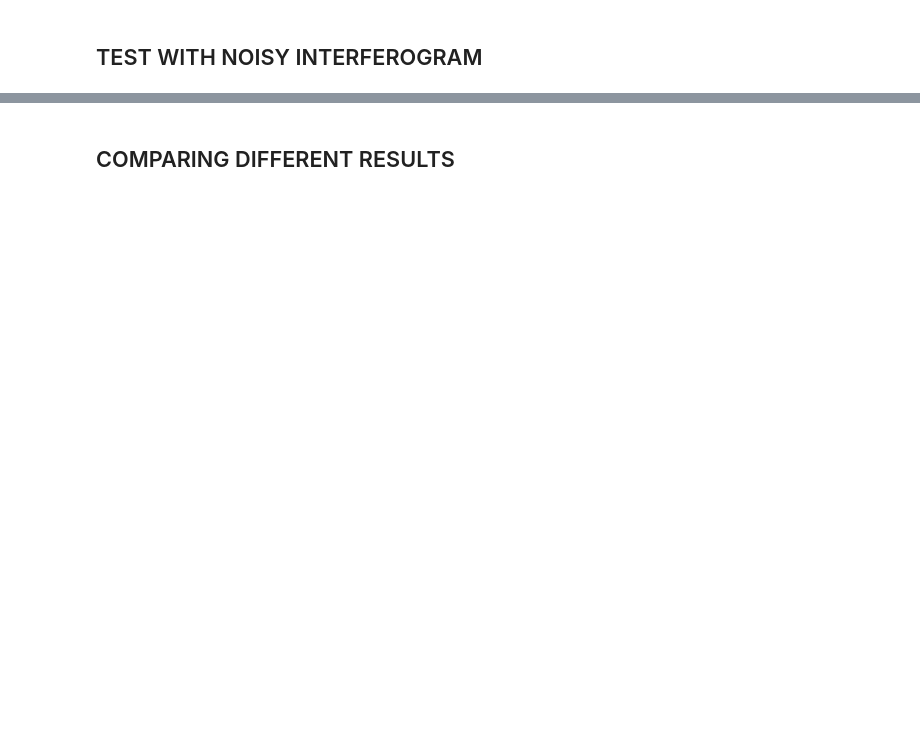
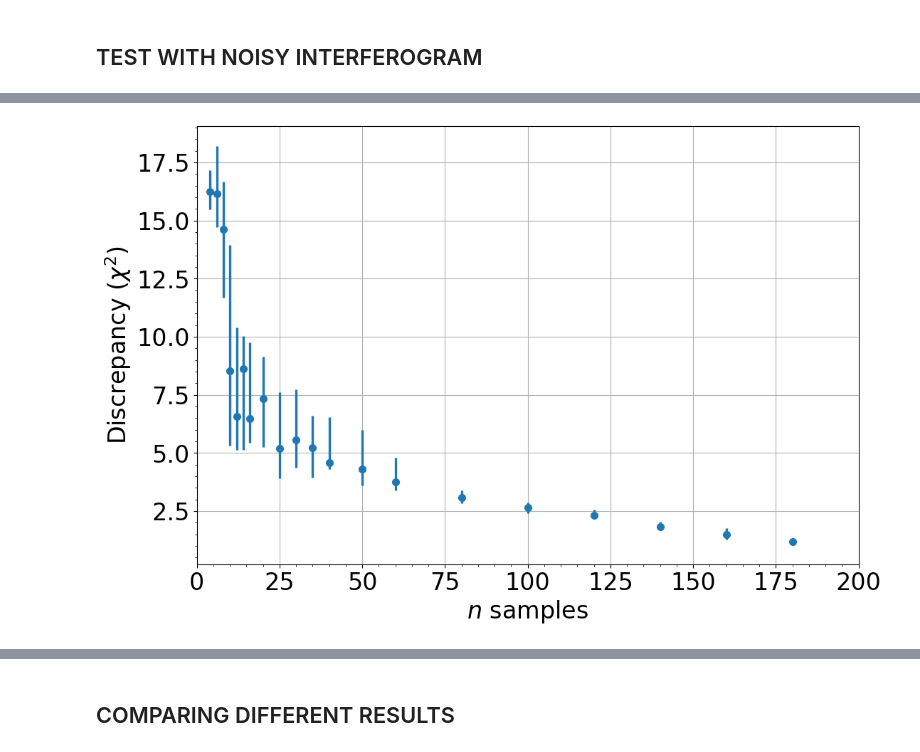
Before and after one commit to Jammi-Dodgers/THz-Compressed-Sensing, a Jupyter notebook: CS_parameter_scan.ipynb, the cells around one changed output, grey strips where cells are left out. Drawn from its saved outputs; the diff is of its cells as text; code cells hidden in the pictures; blank space fills up the shorter version.

```diff
--- a/CS_parameter_scan.ipynb
+++ b/CS_parameter_scan.ipynb
@@ -138,4 +190,33 @@ flatline_score = np.linalg.norm((target -flatline) /uncertainties) #This is the
 
 noiseless, _ = cs.open_dataset(training_file_name, file_type)
 noiseless_score = np.linalg.norm((target -noiseless) /uncertainties) #This is the chi-squared
+# %%
+fig, axs = plt.subplots(figsize= (12,8))
+
+
+#axs.plot(reduced_points, best_scores["SA (regular)"],
+#             linestyle= "None", marker= ".", markersize= 8, color= "tab:blue", label= "Regularly spaced initialisation")
+
+axs.errorbar(unique_reduced_points, median_score["SA (regular)"],
+             yerr= (np.abs(median_score["SA (regular)"] -min_score["SA (regular)"]), np.abs(max_score["SA (regular)"] -median_score["SA (regular)"])), # can contain negative values due to floating point errors
+             linestyle= "None", marker= "o", markersize= 7, color= "tab:blue", label= "Regularly spaced initialisation")
+
+#axs.errorbar(unique_reduced_points, median_score["SA (centered)"],
+#             yerr= (np.abs(median_score["SA (centered)"] -min_score["SA (centered)"]), np.abs(max_score["SA (centered)"] -median_score["SA (centered)"])), # can contain negative values due to floating point errors
+#             linestyle= "None", marker= "o", markersize= 7, markeredgecolor= "darkorchid", markerfacecolor= "none", ecolor= "darkorchid", label= "Central cluster initialisation")
+
+axs.set(xlabel= "$n$ samples",
+        ylabel= r"Discrepancy ($\chi^2$)",
+        #title= "Optimised Compressed Sensing to reconstruct {0:d} points".format(total_point),
+        #yscale= "log",
+        #yticks= [1, 2, 5, 10, 20],
+        xlim= (0, 200))
+
+axs.get_yaxis().set_major_formatter(ticker.ScalarFormatter()) #allows custom ticks in logscale
+axs.grid(True)
+#axs.legend()
+
+plt.show()
+# %% [output]
+[figure, added]
 # %%
```
Also changed, not shown: parts of 15 cells of this notebook, 16 other files.
